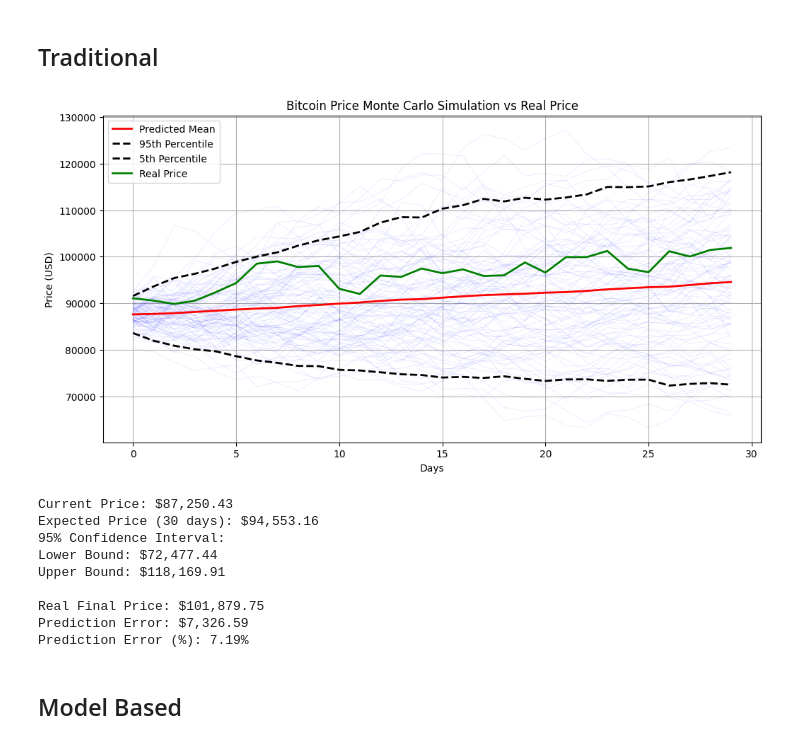
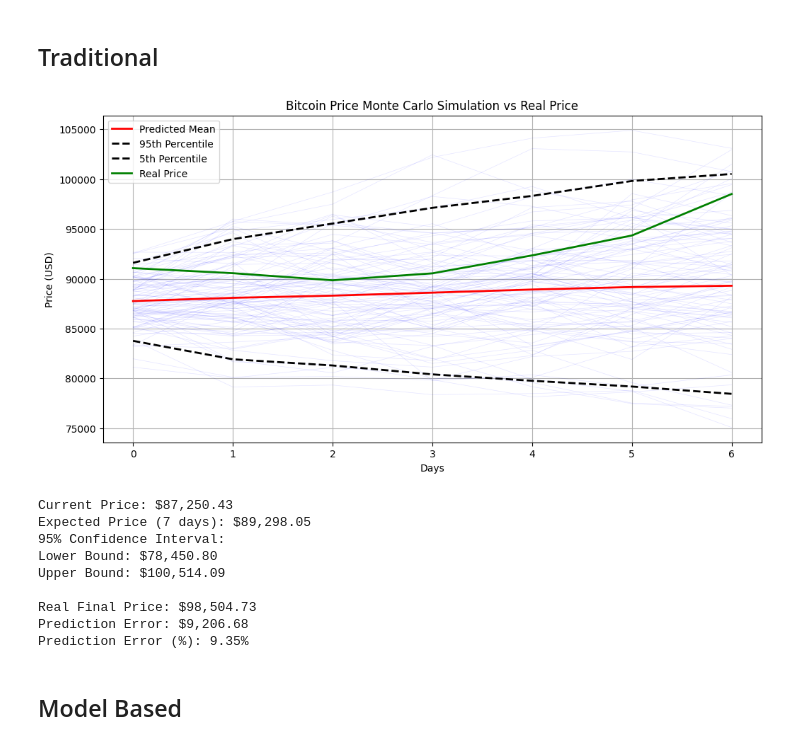
Before and after one commit to gbagush/CryptoPricePrediction, a Jupyter notebook: monte-carlo.ipynb, the cells around one changed output. Saved outputs shown, nothing was run; the diff lists cells and outputs as text; code cells hidden in the pictures.

```diff
--- a/monte-carlo.ipynb
+++ b/monte-carlo.ipynb
@@ -17,7 +17,7 @@ mu = df_train['Returns'].mean()
 sigma = df_train['Returns'].std()
 
 num_simulations = 1000
-num_days = 30
+num_days = 7
 last_price = df_train['Close'].iloc[-1]
 
 simulation_results = np.zeros((num_days, num_simulations))
@@ -36,44 +36,44 @@ for i in range(100):
     plt.plot(simulation_results[:, i], 'b-', alpha=0.1, linewidth=0.5)
 
 plt.plot(mean_path, 'r-', label='Predicted Mean', linewidth=2)
 plt.plot(upper_bound, 'k--', label='95th Percentile', linewidth=2)
 plt.plot(lower_bound, 'k--', label='5th Percentile', linewidth=2)
 
 if compare_with_real_data:
     df_real = pd.read_csv('data/BTC-USD_1mo_2024-12-15.csv')
     plt.plot(df_real['Close'].values[:num_days], 'g-', label='Real Price', linewidth=2)
     plt.title('Bitcoin Price Monte Carlo Simulation vs Real Price')
 else:
     plt.title('Bitcoin Price Monte Carlo Simulation')
 
 plt.xlabel('Days')
 plt.ylabel('Price (USD)')
 plt.legend()
 plt.grid(True)
 plt.show()
 
 print(f"Current Price: ${last_price:,.2f}")
-print(f"Expected Price (30 days): ${mean_path[-1]:,.2f}")
+print(f"Expected Price ({num_days} days): ${mean_path[-1]:,.2f}")
 print(f"95% Confidence Interval:")
 print(f"Lower Bound: ${lower_bound[-1]:,.2f}")
 print(f"Upper Bound: ${upper_bound[-1]:,.2f}")
 
 if compare_with_real_data and len(df_real) >= num_days:
     real_final_price = df_real['Close'].iloc[num_days-1]
     print(f"\nReal Final Price: ${real_final_price:,.2f}")
     print(f"Prediction Error: ${abs(mean_path[-1] - real_final_price):,.2f}")
     print(f"Prediction Error (%): {abs(mean_path[-1] - real_final_price) / real_final_price * 100:.2f}%")
 # %% [output]
-[figure, old version]
+[figure, new version]
 Current Price: $87,250.43
-Expected Price (30 days): $94,553.16
+Expected Price (7 days): $89,298.05
 95% Confidence Interval:
-Lower Bound: $72,477.44
-Upper Bound: $118,169.91
+Lower Bound: $78,450.80
+Upper Bound: $100,514.09
 
-Real Final Price: $101,879.75
-Prediction Error: $7,326.59
-Prediction Error (%): 7.19%
+Real Final Price: $98,504.73
+Prediction Error: $9,206.68
+Prediction Error (%): 9.35%
 # %% [markdown]
 ## Model Based
 # %%
```
Also changed, not shown: parts of 1 cell of this notebook, 13 other files.
